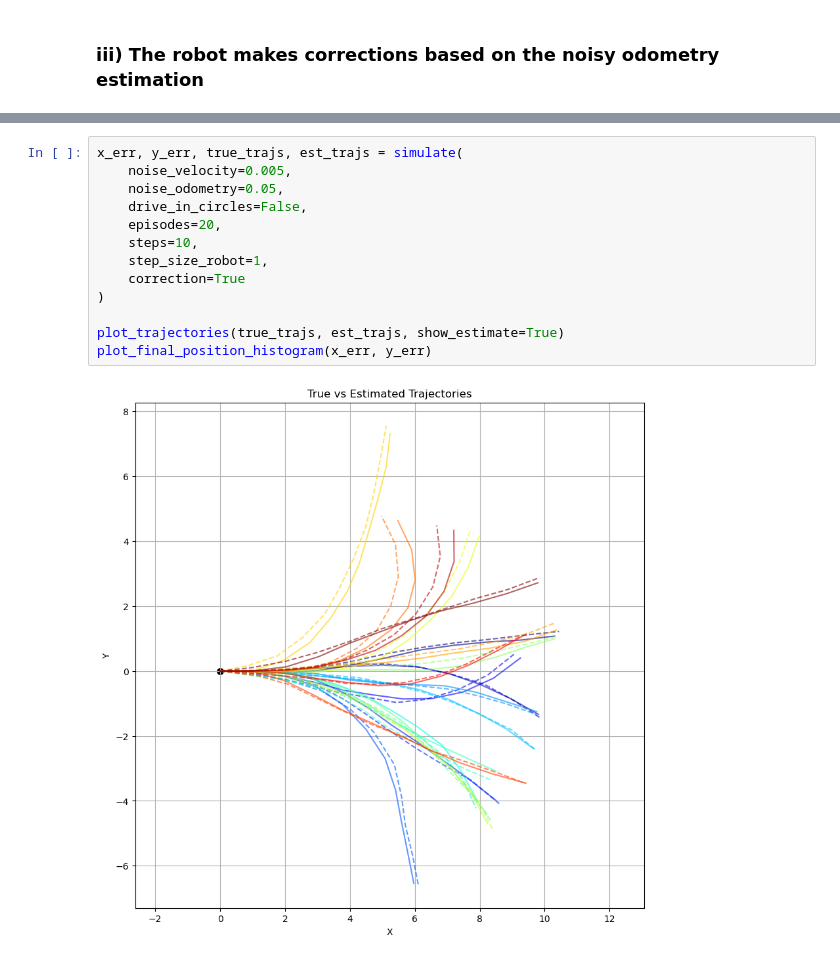
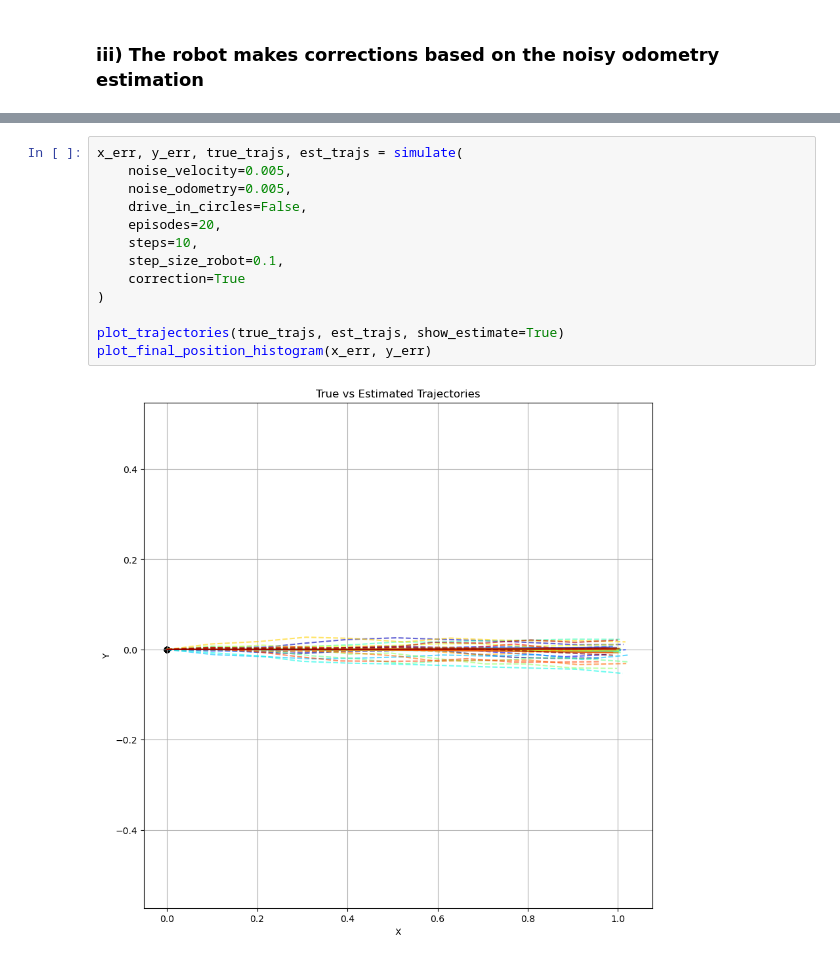
Before and after one commit to RealBenTen10/AIforRobots, a Jupyter notebook: Task7/Task7.2.ipynb, the cells around one changed output, grey strips where cells are left out. Saved outputs shown, nothing was run; the diff lists cells and outputs as text.

```diff
--- a/Task7/Task7.2.ipynb
+++ b/Task7/Task7.2.ipynb
@@ -245,15 +245,15 @@ plot_final_position_histogram(x_err, y_err)
 # %%
 x_err, y_err, true_trajs, est_trajs = simulate(
     noise_velocity=0.005,
-    noise_odometry=0.05,
+    noise_odometry=0.005,
     drive_in_circles=False,
     episodes=20,
     steps=10,
-    step_size_robot=1,
+    step_size_robot=0.1,
     correction=True
 )
 
 plot_trajectories(true_trajs, est_trajs, show_estimate=True)
 plot_final_position_histogram(x_err, y_err)
 # %% [output]
-[figure, old version]
+[figure, new version]
```
Also changed, not shown: parts of 7 cells of this notebook, 3 other files.
